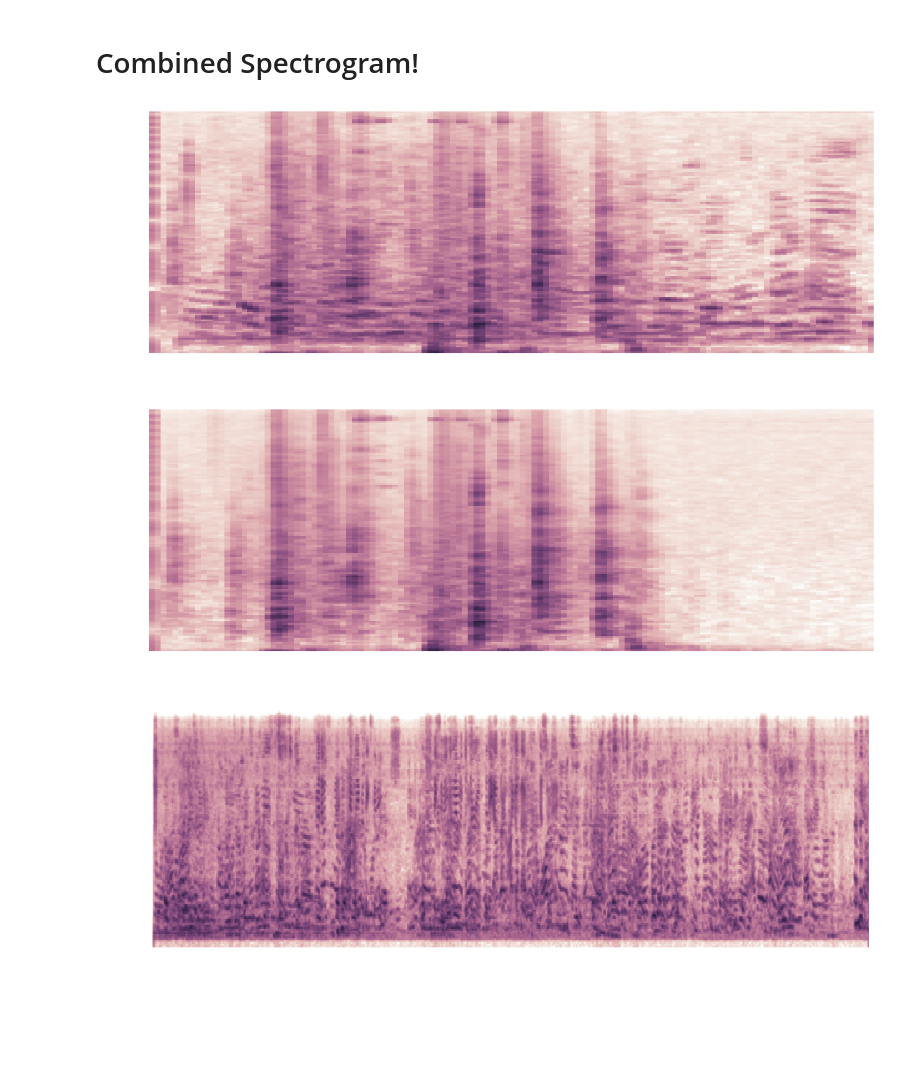
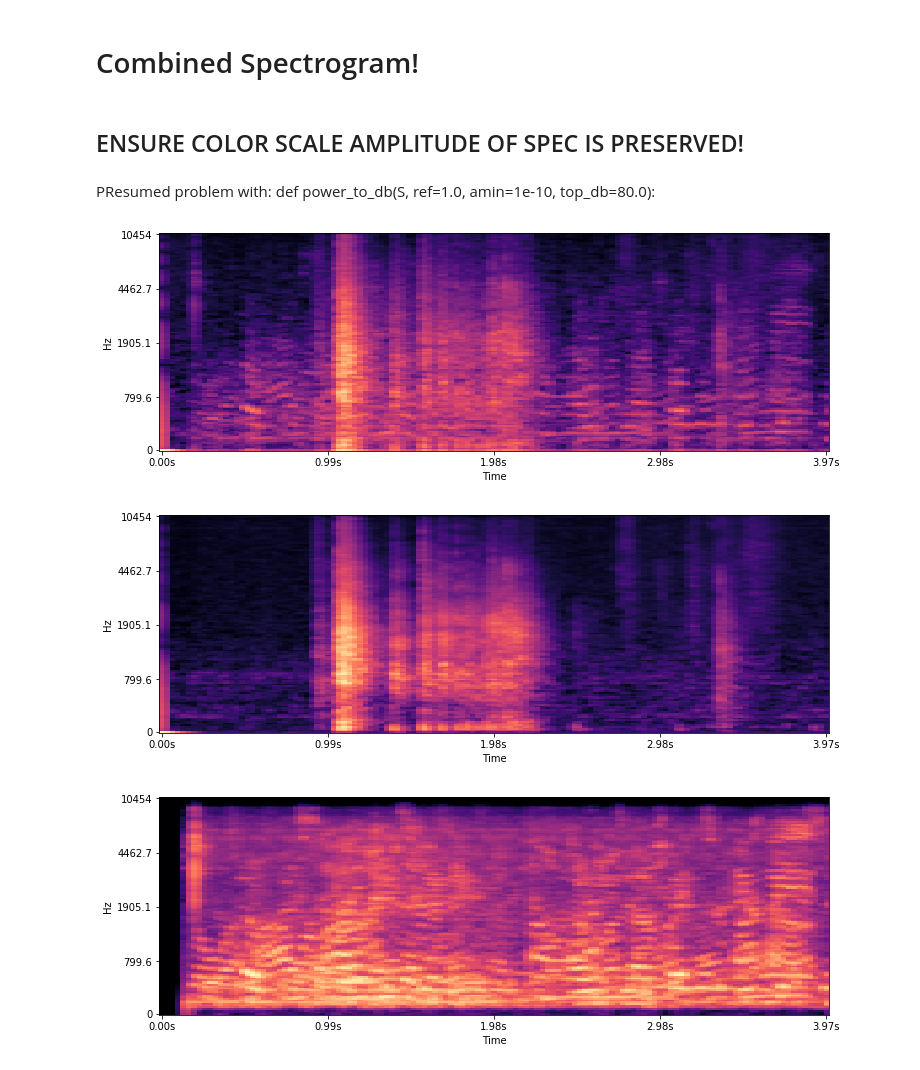
Before and after one commit to romulomanzano/soundflux, a Jupyter notebook: Feature Extraction Notebooks/Merging signals Experiment.ipynb, the cells around one changed output. Saved outputs shown, nothing was run; the diff lists cells and outputs as text; code cells hidden in the pictures; blank space fills up the shorter version.

Commit message:
Some changes to combined spec

```diff
--- a/Feature Extraction Notebooks/Merging signals Experiment.ipynb
+++ b/Feature Extraction Notebooks/Merging signals Experiment.ipynb
@@ -52,7 +61,7 @@ wavfile.write(filename, new_rate, data_new)
 # %%
 background_noise, bl_sample_rate = soundfile.read(filename)
 # %%
-fall_sound_file = "../samples/randy_sample_id_1552154736.711534.wav"
+fall_sound_file = "../samples/random_sample_id_1553823560.014393.wav"
 fall_sound, fall_sample_rate = soundfile.read(fall_sound_file)
 # %%
 fall_sample_rate == bl_sample_rate
@@ -80,39 +95,45 @@ c_filename = "/home/romulo/Downloads/combined_449487__4177569399__group-talking.
 wavfile.write(c_filename, fall_sample_rate, c.T)
 # %% [markdown]
 # Combined Spectrogram!
+# %% [markdown]
+## ENSURE COLOR SCALE AMPLITUDE OF SPEC IS PRESERVED!
+# %% [markdown]
+PResumed problem with: def power_to_db(S, ref=1.0, amin=1e-10, top_db=80.0):
+# %%
+combined_sound, fall_sample_rate = soundfile.read(c_filename)
 # %%
-log_s = extract_spectrogram(c,fall_sample_rate)
+log_s = extract_spectrogram(combined_sound,fall_sample_rate)
 #new plot
 fig = plt.figure(figsize=(12,4))
 ax = plt.Axes(fig, [0., 0., 1., 1.])
-ax.set_axis_off()
-fig.add_axes(ax)
+#ax.set_axis_off()
+#fig.add_axes(ax)
 #getting spectrogram
 specdisplay.specshow(log_s, sr=fall_sample_rate, x_axis='time', y_axis='mel')
 plt.show()
 # %% [output]
-[figure, old version]
+[figure, new version]
 # %%
 log_s = extract_spectrogram(fall_sound,fall_sample_rate)
 #new plot
 fig = plt.figure(figsize=(12,4))
 ax = plt.Axes(fig, [0., 0., 1., 1.])
-ax.set_axis_off()
-fig.add_axes(ax)
+#ax.set_axis_off()
+#fig.add_axes(ax)
 #getting spectrogram
 specdisplay.specshow(log_s, sr=fall_sample_rate, x_axis='time', y_axis='mel')
 plt.show()
 # %% [output]
-[figure, old version]
+[figure, new version]
 # %%
-log_s = extract_spectrogram(0.1*background_noise,fall_sample_rate)
+log_s = extract_spectrogram(0.1*background_noise[:fall_sound.shape[0]],fall_sample_rate)
 #new plot
 fig = plt.figure(figsize=(12,4))
 ax = plt.Axes(fig, [0., 0., 1., 1.])
-ax.set_axis_off()
-fig.add_axes(ax)
+#ax.set_axis_off()
+#fig.add_axes(ax)
 #getting spectrogram
 specdisplay.specshow(log_s, sr=fall_sample_rate, x_axis='time', y_axis='mel')
 plt.show()
 # %% [output]
-[figure, old version]
+[figure, new version]
```
Also changed, not shown: parts of 5 cells of this notebook.
